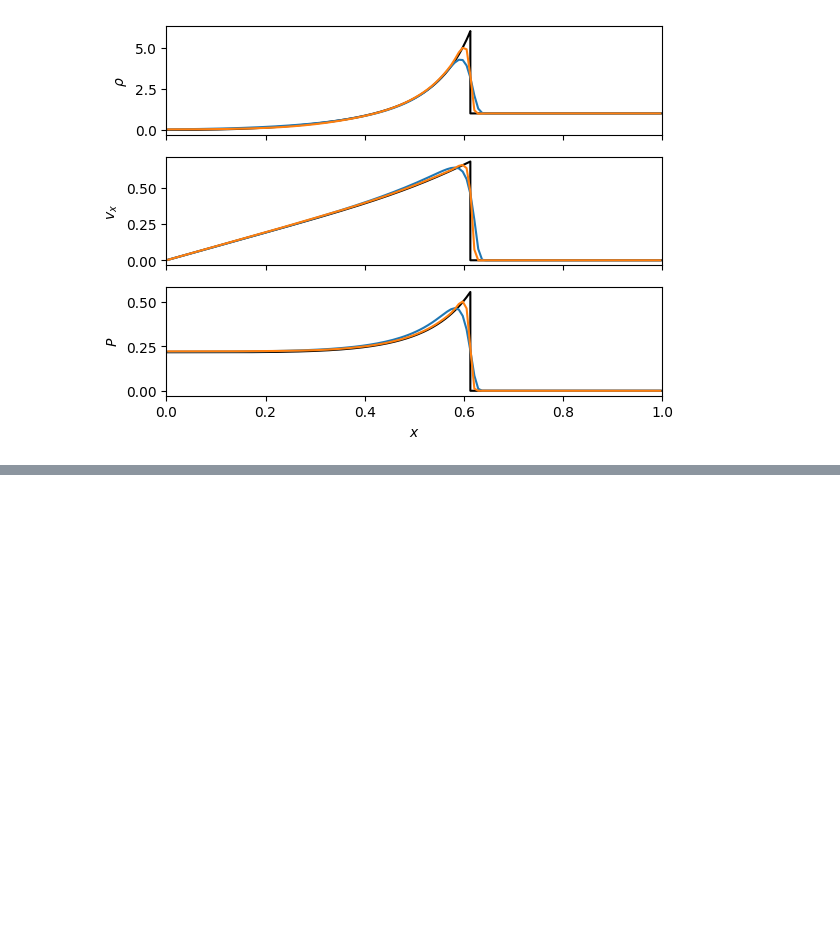
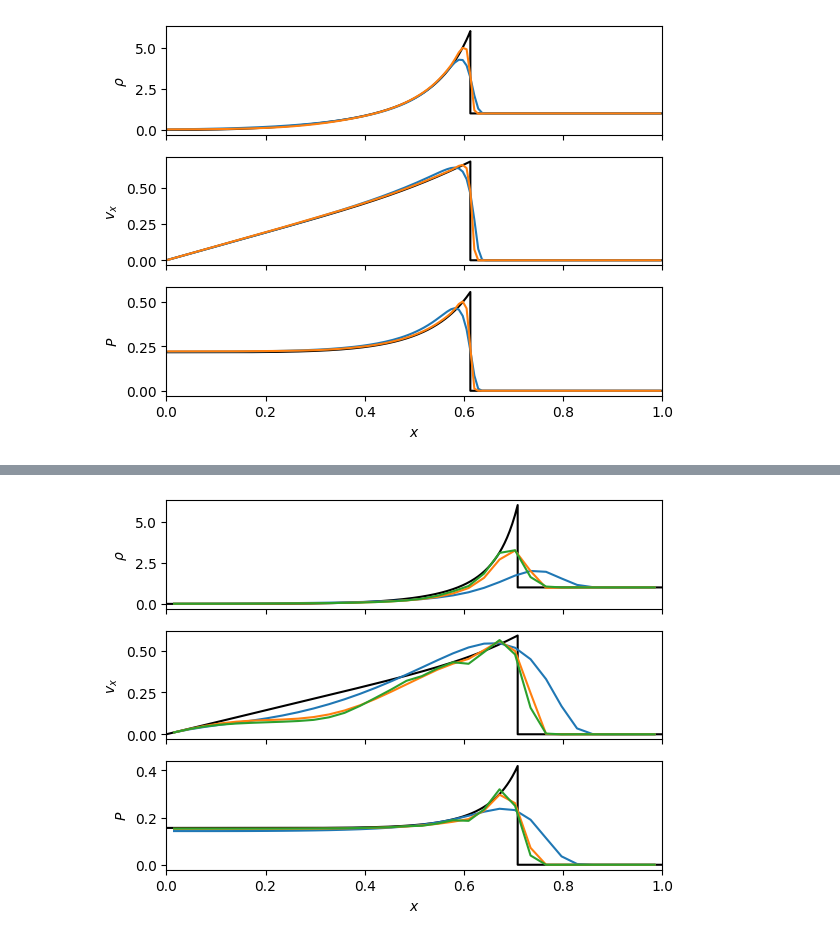
Before and after one commit to jpalafou/FVHOE, a Jupyter notebook: examples/euler/sedov.ipynb, the cells around one changed output, grey strips where cells are left out. Saved outputs shown, nothing was run; the diff lists cells and outputs as text; code cells hidden in the pictures; blank space fills up the shorter version.

```diff
--- a/examples/euler/sedov.ipynb
+++ b/examples/euler/sedov.ipynb
@@ -93,0 +137,5 @@ fig
+# %%
+ax[2].set_xlim(0, 1)
+fig
+# %% [output]
+[figure, added]
```
Also changed, not shown: parts of 5 cells of this notebook, 13 other files.
